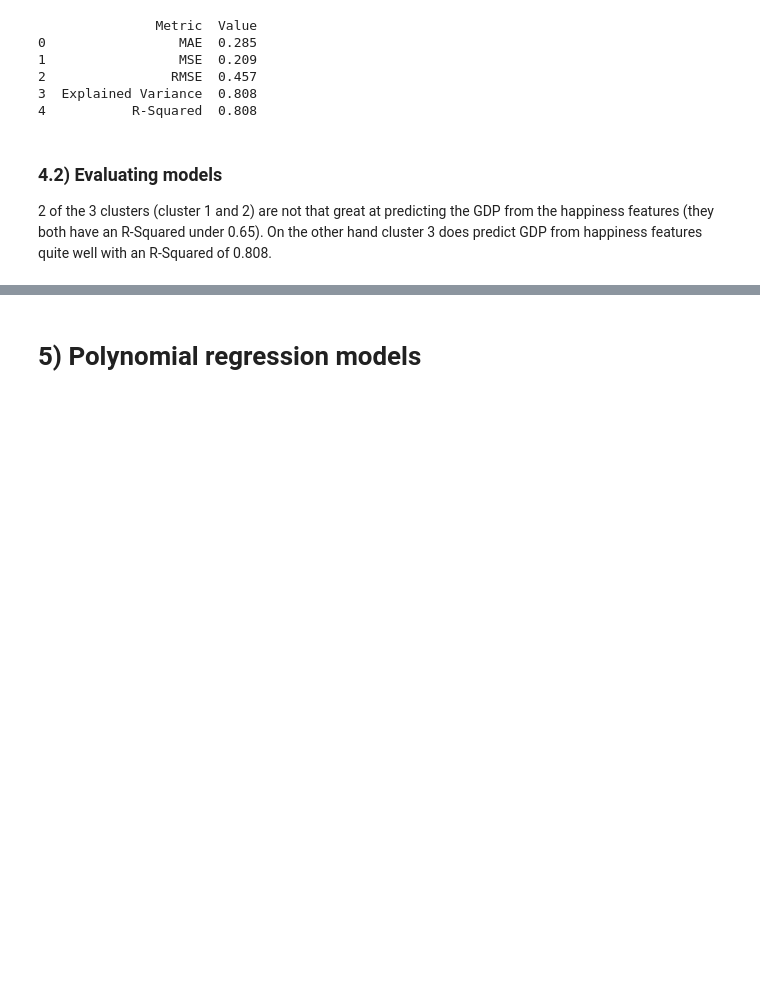
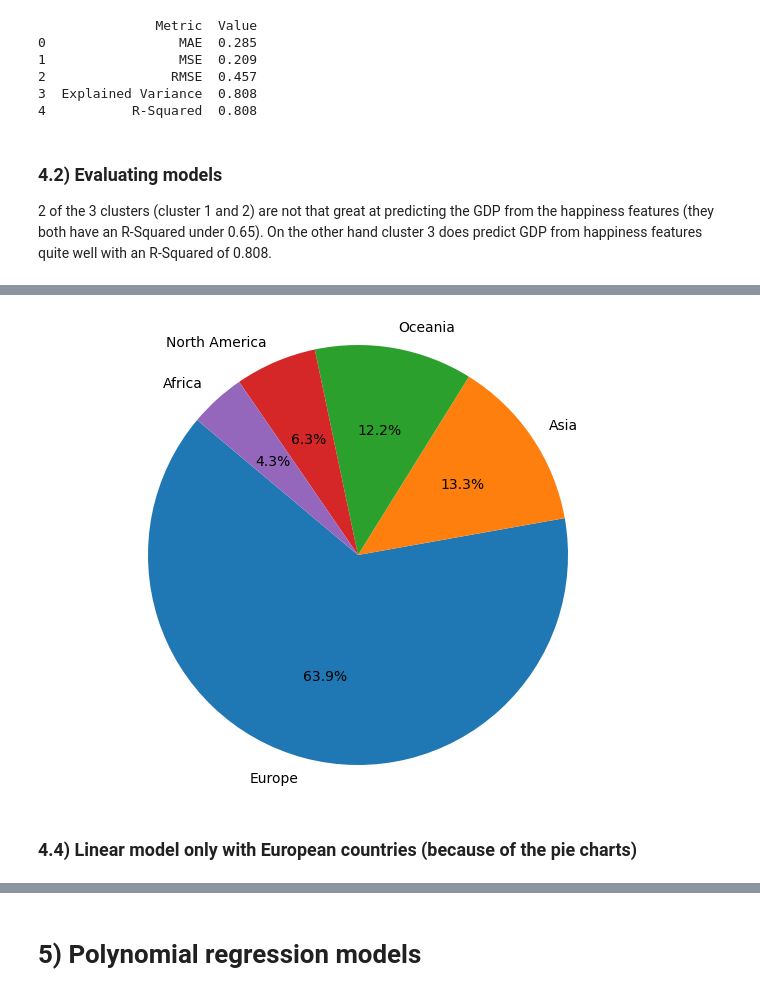
Before and after one commit to TRossen89/BI_Exam, a Jupyter notebook: happiness_data.ipynb, the cells around one changed output, grey strips where cells are left out. Saved outputs shown, nothing was run; the diff lists cells and outputs as text; code cells hidden in the pictures; blank space fills up the shorter version.

```diff
--- a/happiness_data.ipynb
+++ b/happiness_data.ipynb
@@ -771,0 +836,11 @@ linear_clust3 = train_and_test_linear_model(filtered_df3, "Log GDP per capita",
+# %%
+value_counts3 = filtered_df3['Continent'].value_counts()
+plt.figure(figsize=(8, 6))
+plt.pie(value_counts3, labels=value_counts3.index, autopct='%1.1f%%', startangle=140)
+
+plt.axis('equal')
+plt.show()
+# %% [output]
+[figure, added]
+# %% [markdown]
+### 4.4) Linear model only with European countries (because of the pie charts)
```
Also changed, not shown: parts of 14 cells of this notebook, 8 other files.
